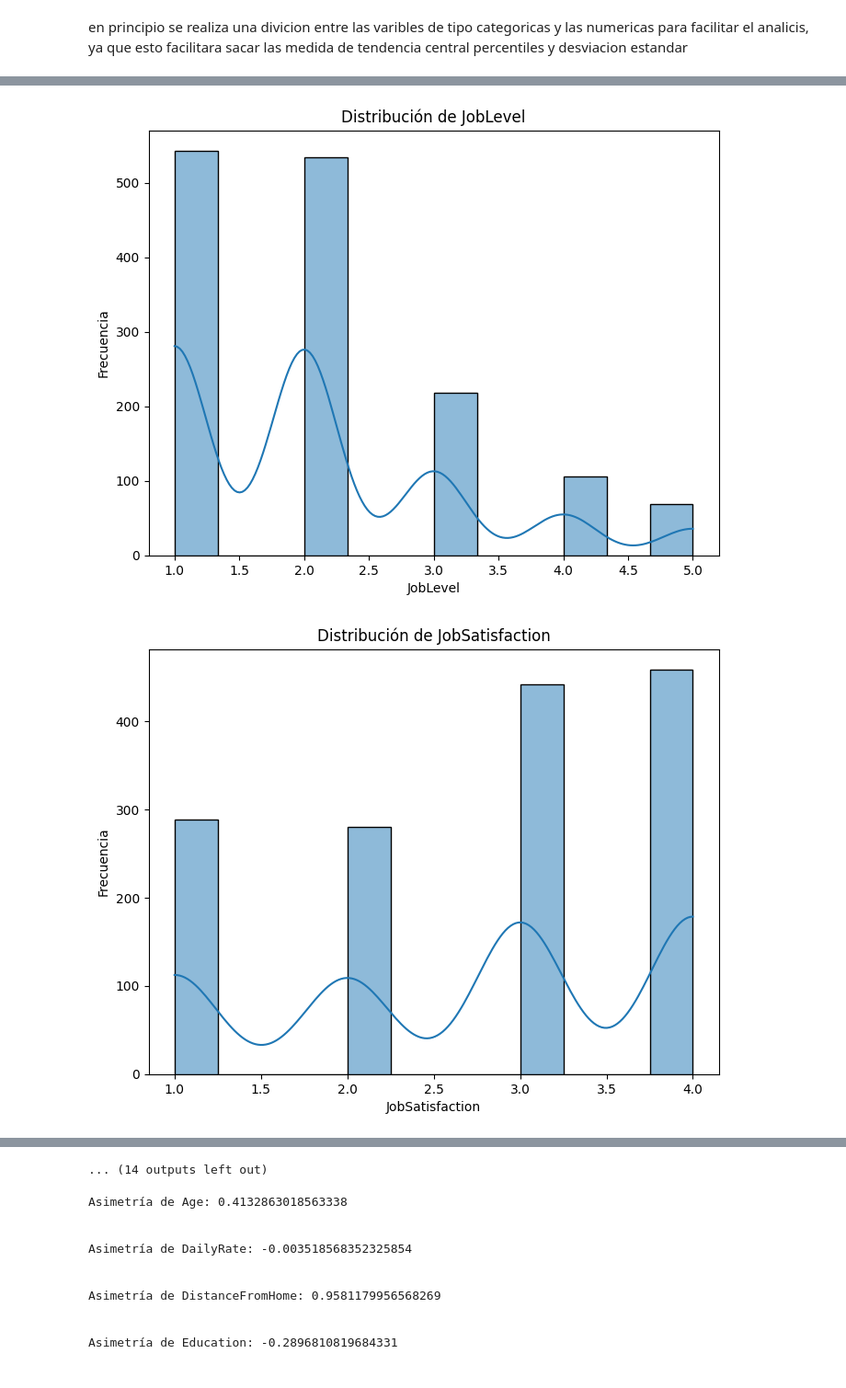
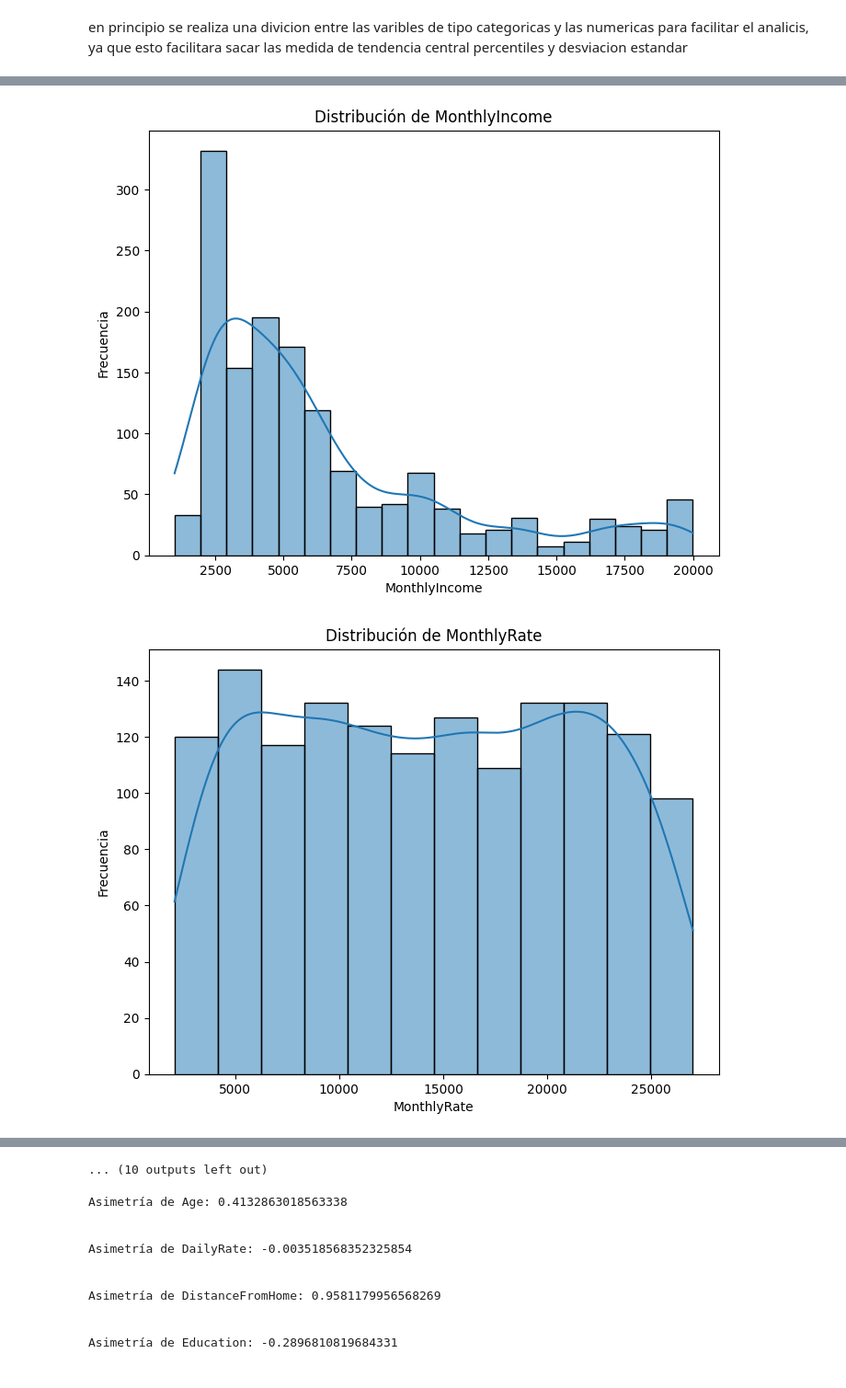
Before and after one commit to glYohanny/evaluacion_1_, a Jupyter notebook: evaluacion.ipynb, the cells around one changed output, grey strips where cells are left out. Shown at 92% size. Cells and saved outputs as stored; diff of their text form; code cells hidden in the pictures.

```diff
--- a/evaluacion.ipynb
+++ b/evaluacion.ipynb
@@ -46 +46,12 @@ Variables Categóricas: ['Attrition', 'BusinessTravel', 'Department', 'Education
 Variables Numéricas: ['Age', 'DailyRate', 'DistanceFromHome', 'Education', 'EmployeeCount', 'EmployeeNumber', 'EnvironmentSatisfaction', 'HourlyRate', 'JobInvolvement', 'JobLevel', 'JobSatisfaction',  ...
+# %%
+analyzable_vars = [
+    'Age', 'DailyRate', 'DistanceFromHome', 'Education',
+    'EnvironmentSatisfaction', 'HourlyRate', 'JobInvolvement',
+    'JobLevel', 'JobSatisfaction', 'MonthlyIncome', 'MonthlyRate',
+    'NumCompaniesWorked', 'PercentSalaryHike', 'PerformanceRating',
+    'RelationshipSatisfaction', 'TotalWorkingYears',
+    'TrainingTimesLastYear', 'WorkLifeBalance', 'YearsAtCompany',
+    'YearsInCurrentRole', 'YearsSinceLastPromotion',
+    'YearsWithCurrManager'
+]
@@ -47,6 +62,6 @@ Variables Numéricas: ['Age', 'DailyRate', 'DistanceFromHome', 'Education', 'Emp
 # %%
 # Iterar sobre las variables numéricas
-for var in numerical_vars:
+for var in analyzable_vars:
     # 1. Calcular estadísticas descriptivas
     descriptive_stats = df[var].describe()
     print(f"Estadísticas Descriptivas para {var}:\n", descriptive_stats,"\n")
@@ -69,7 +84,7 @@ Estadísticas Descriptivas para DailyRate:
 max        17.000000
 Name: YearsWithCurrManager, dtype: float64
 # %%
-for var in numerical_vars:
+for var in analyzable_vars:
   # 2. Crear histograma para analizar la distribución
     plt.figure(figsize=(8, 6))
     sns.histplot(df[var], kde=True)
@@ -91,2 +106,2 @@ for var in numerical_vars:
-[figure, old version]
+[figure, new version]
-[figure, old version]
+[figure, new version]
@@ -94,2 +109,2 @@ for var in numerical_vars:
-... (14 outputs left out)
+... (10 outputs left out)
 # %%
```
Also changed, not shown: parts of 16 cells of this notebook.
